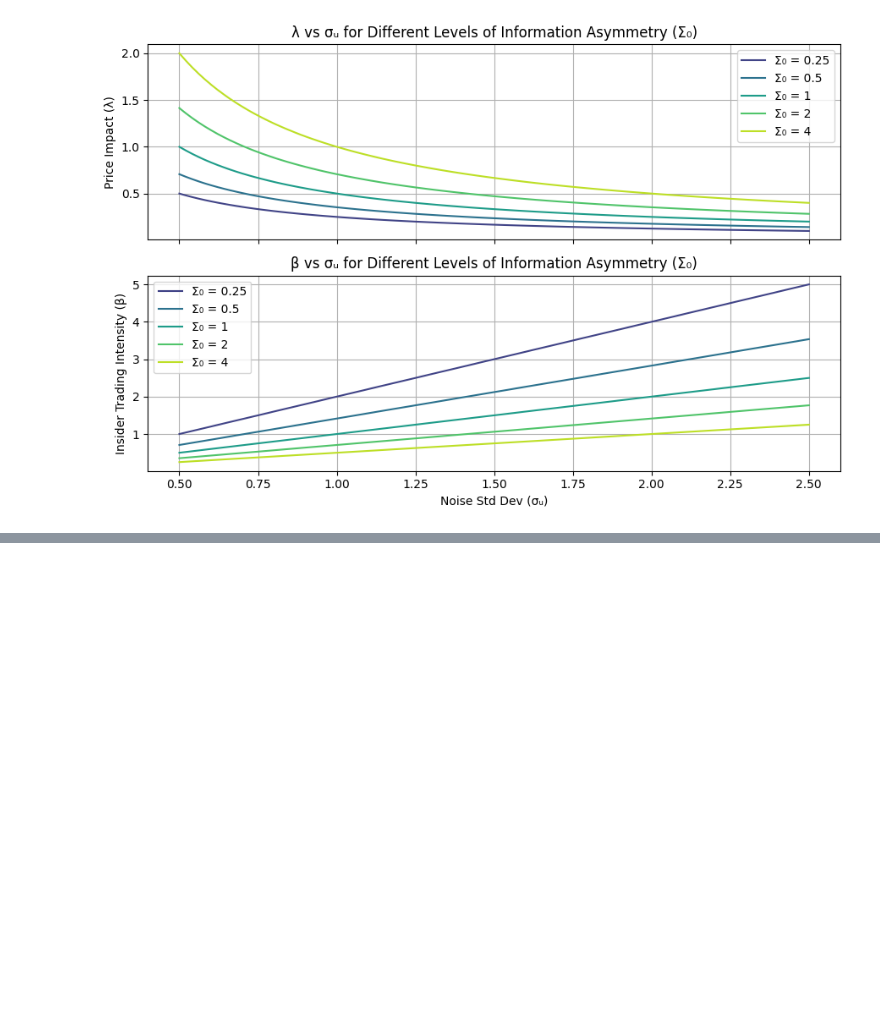
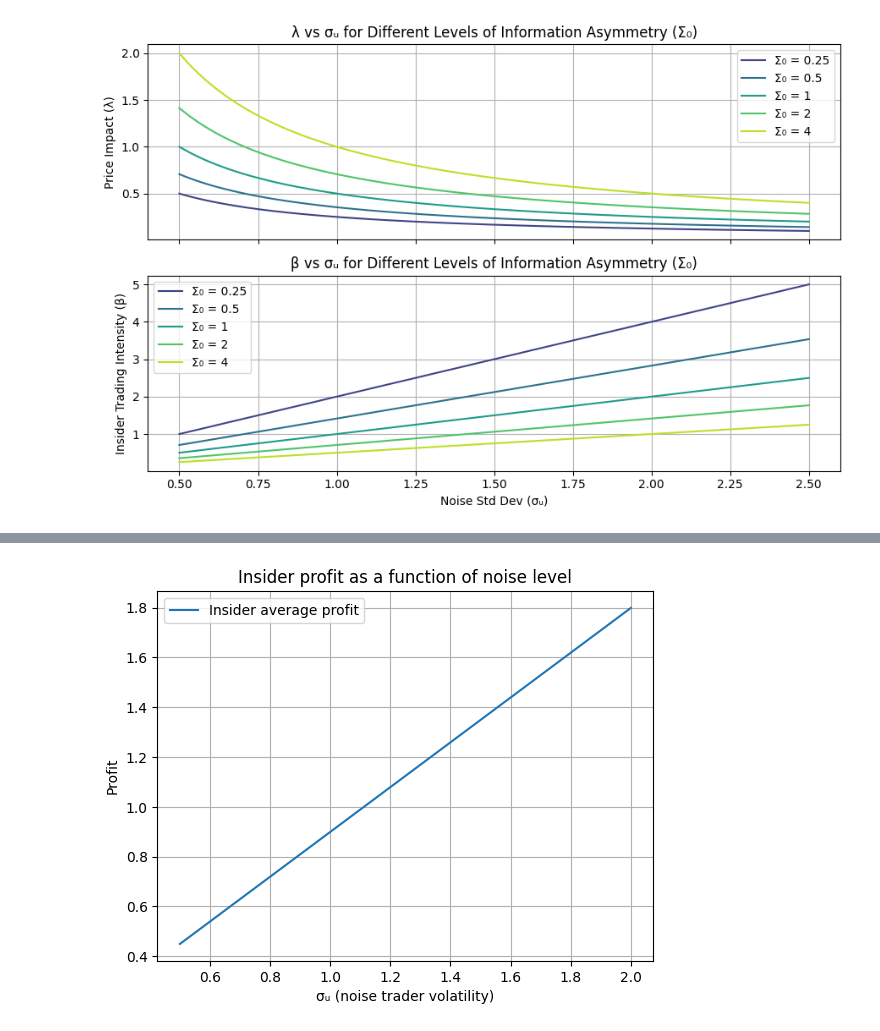
Before and after one commit to Niyetali/ATS-Project-Kyle-s-Lambda, a Jupyter notebook: lambda_upd.ipynb, the cells around one changed output, grey strips where cells are left out. Drawn from its saved outputs; the diff is of its cells as text; code cells hidden in the pictures; blank space fills up the shorter version.

Commit message:
Update lambda_upd.ipynb with extended Kyle model analysis

```diff
--- a/lambda_upd.ipynb
+++ b/lambda_upd.ipynb
@@ -280,0 +285,18 @@ plt.show()
+# %%
+import sympy as sp
+
+def solve_kyle_2period(sigma_v, sigma_u):
+    α1, α2 = sp.symbols('α1 α2', positive=True)
+    σv2 = sigma_v**2
+    Σ1 = 1/(1/σv2 + α1**2/sigma_u**2)
+    λ1 = α1*σv2/(α1**2*σv2 + sigma_u**2)
+    λ2 = α2*Σ1/(α2**2*Σ1 + sigma_u**2)
+    A = α1 * σv2 * sigma_u**2/(α1**2 * σv2 + sigma_u**2)
+    c1 = sigma_u**2/(α1**2 * σv2 + sigma_u**2)
+    E_vP12 = c1**2 * σv2 + λ1**2 * sigma_u**2
+    B = α2 * E_vP12 * (1 - α2 * λ2)
+    E_profit = A + B
+    d1 = sp.diff(E_profit, α1)
+    d2 = sp.diff(E_profit, α2)
+    sol = sp.nsolve([d1, d2], [α1, α2], [sigma_u/sigma_v*0.8, sigma_u/sigma_v*1.2])
+    return float(sol[0]), float(sol[1])
@@ -280,0 +327,26 @@ plt.show()
+# %%
+import matplotlib.pyplot as plt
+
+# Range of noise trader standard deviations (σᵤ)
+sigma_us = np.linspace(0.5, 2.0, 10)
+
+# Lists to store results for each σᵤ
+profits, sigmas, variances = [], [], []
+
+# Run simulation for each σᵤ value
+for su in sigma_us:
+    avg_profit, Σ1, var1 = simulate_kyle_2period(1, su)  # σ_v fixed at 1
+    profits.append(avg_profit)    # Insider's average profit
+    sigmas.append(Σ1)             # Conditional variance after period 1
+    variances.append(var1)        # Empirical variance of (v - p1)
+
+# Plot insider profit vs. noise level
+plt.plot(sigma_us, profits, label='Insider average profit')
+plt.xlabel("σᵤ (noise trader volatility)")
+plt.ylabel("Profit")
+plt.title("Insider profit as a function of noise level")
+plt.legend()
+plt.grid(True)
+plt.show()
+# %% [output]
+[figure, added]
```
Also changed, not shown: parts of 19 cells of this notebook.
